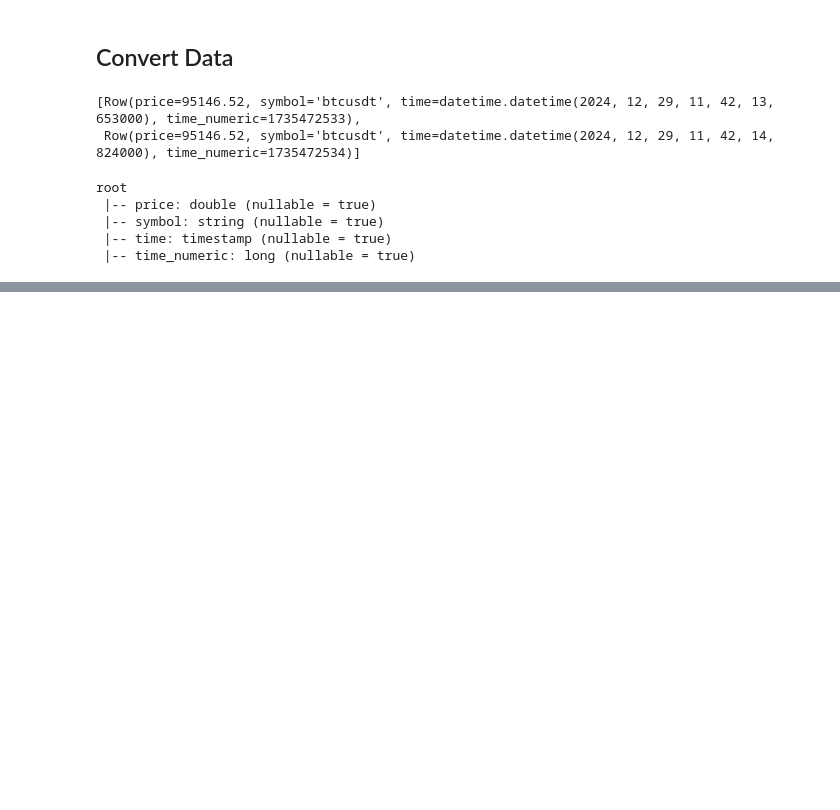
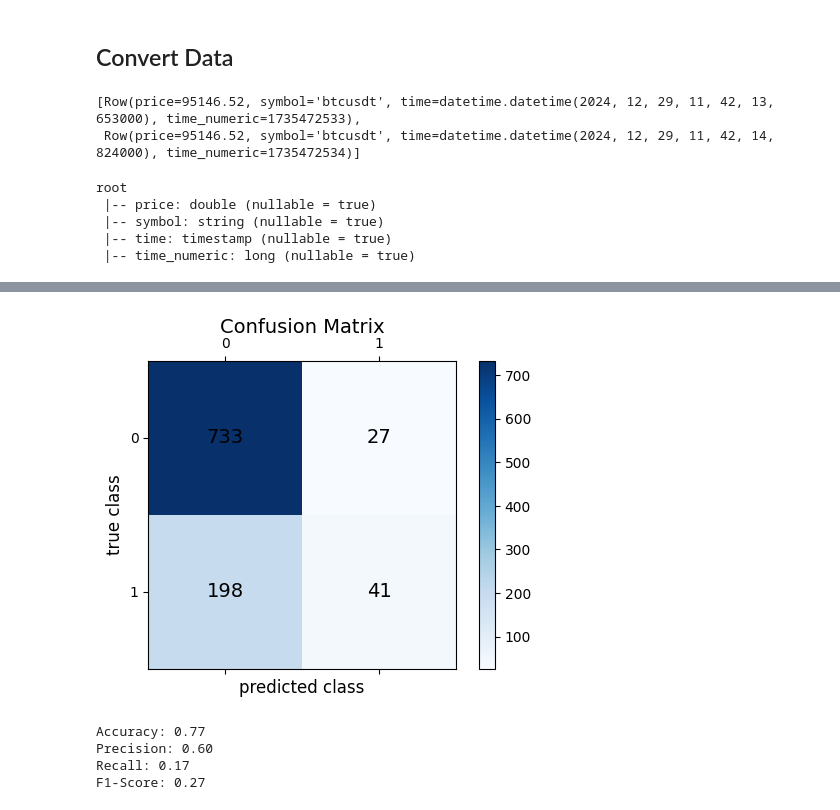
Before and after one commit to scaja/CryptoBot, a Jupyter notebook: classification/ml_classification.ipynb, the cells around one changed output, grey strips where cells are left out. Cells and saved outputs as stored; diff of their text form; code cells hidden in the pictures; blank space fills up the shorter version.

```diff
--- a/classification/ml_classification.ipynb
+++ b/classification/ml_classification.ipynb
@@ -74,5 +92,6 @@ training_df = training_df.na.drop()
 # %%
 assembler = VectorAssembler(inputCols=["time_numeric", "prev_price"], outputCol="features")
+training_df = training_df.select("time_numeric", "prev_price", "label")
 training_df = assembler.transform(training_df).select("features", "label")
 # %%
 rf = RandomForestClassifier(featuresCol="features", labelCol="label", numTrees=100)
@@ -126,2 +141,40 @@ predictions.select("features", "label", "prediction").show()
 +--------------------+-----+----------+
 only showing top 20 rows
+# %%
+from pyspark.sql.functions import col
+import matplotlib.pyplot as plt
+import numpy as np
+
+
+confusion_df = predictions.select("label", "prediction")
+
+TP = confusion_df.filter((col('label') == 1) & (col('prediction') == 1)).count()
+
+TN = confusion_df.filter((col('label') == 0) & (col('prediction') == 0)).count()
+
+FP = confusion_df.filter((col('label') == 0) & (col('prediction') == 1)).count()
+
+FN = confusion_df.filter((col('label') == 1) & (col('prediction') == 0)).count()
+
+conf_matrix = np.array([[TN, FP],
+                        [FN, TP]])
+
+fig, ax = plt.subplots(figsize=(6, 4))
+cax = ax.matshow(conf_matrix, cmap=plt.cm.Blues)
+
+plt.colorbar(cax)
+
+ax.set_xlabel('predicted class', fontsize=12)
+ax.set_ylabel('true class', fontsize=12)
+ax.set_xticks([0, 1])
+ax.set_yticks([0, 1])
+ax.set_xticklabels(['0', '1'])
+ax.set_yticklabels(['0', '1'])
+
+for (i, j), val in np.ndenumerate(conf_matrix):
+    ax.text(j, i, f'{val}', ha='center', va='center', color='black', fontsize=14)
+
+plt.title('Confusion Matrix', pad=20, fontsize=14)
+
+plt.show()
+# %% [output]
@@ -128,3 +197,27 @@ only showing top 20 rows
+[figure, added]
+# %%
+# Accuracy
+accuracy = (TP + TN) / (TP + TN + FP + FN)
+
+# Precision
+precision = TP / (TP + FP) if (TP + FP) != 0 else 0
+
+# Recall
+recall = TP / (TP + FN) if (TP + FN) != 0 else 0
+
+# F1-Score
+f1_score = 2 * (precision * recall) / (precision + recall) if (precision + recall) != 0 else 0
+
+# Ausgabe der Metriken
+print(f"Accuracy: {accuracy:.2f}")
+print(f"Precision: {precision:.2f}")
+print(f"Recall: {recall:.2f}")
+print(f"F1-Score: {f1_score:.2f}")
+# %% [output]
+Accuracy: 0.77
+Precision: 0.60
+Recall: 0.17
+F1-Score: 0.27
 # %%
 # Sell if profit > 5% or loss > 2%
 take_profit = 0.05
```
Also changed, not shown: parts of 7 cells of this notebook, 1 other file.
